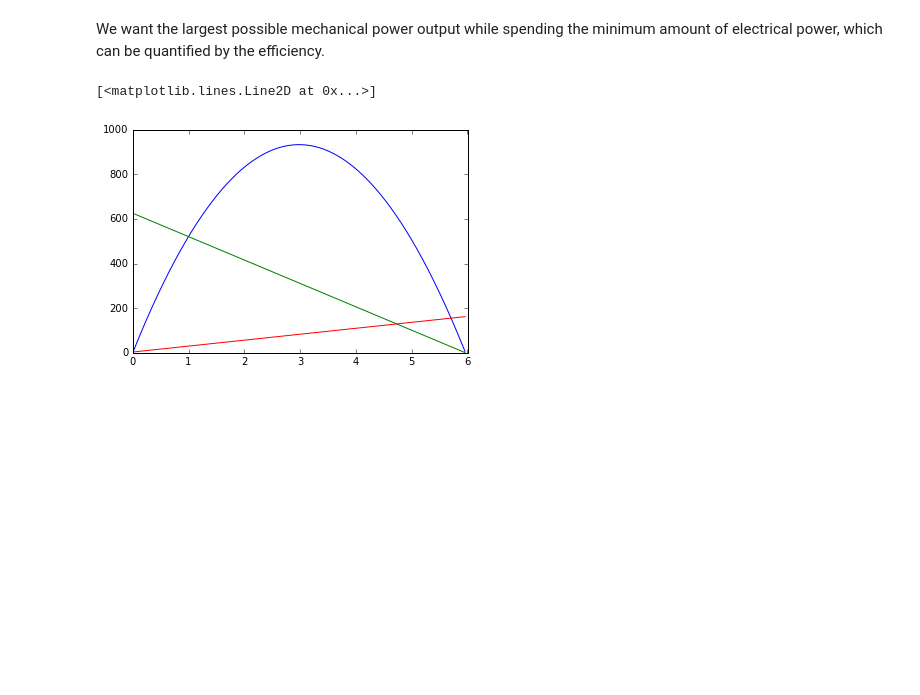
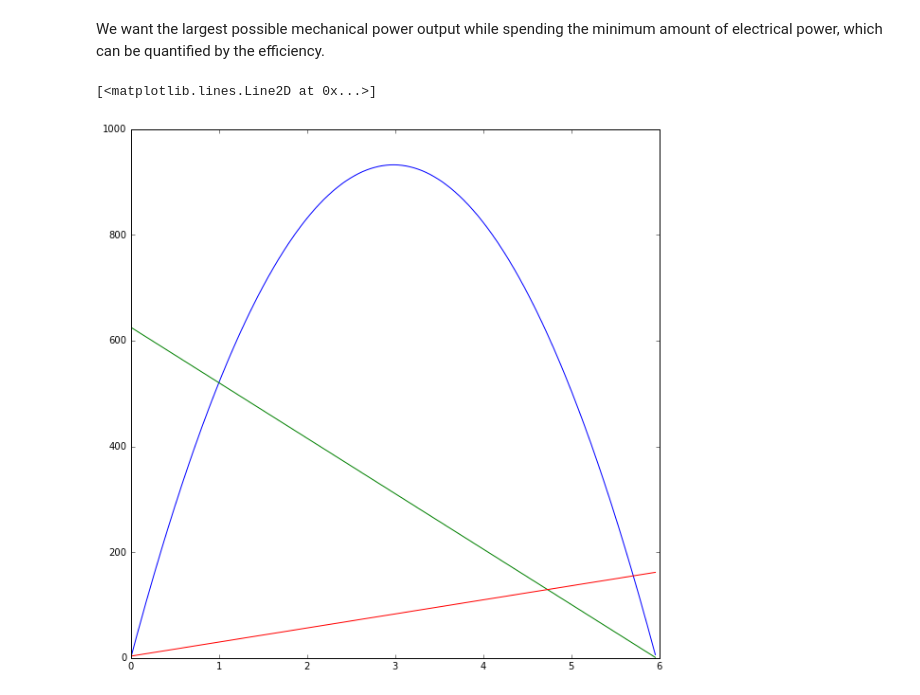
Before and after one commit to alcapriles/SMASH, a Jupyter notebook: gearbox.ipynb, the cells around one changed output. Drawn from its saved outputs; the diff is of its cells as text; code cells hidden in the pictures; blank space fills up the shorter version.

```diff
--- a/gearbox.ipynb
+++ b/gearbox.ipynb
@@ -86,7 +88,8 @@ efficiency.
 # %%
+plt.figure(figsize=(10,10))
 plt.plot(T, Pout)
 plt.plot(T, w)
 plt.plot(T, Iin)
 # %% [output]
 [<matplotlib.lines.Line2D at 0x...>]
-[figure, old version]
+[figure, new version]
```
Also changed, not shown: parts of 2 cells of this notebook.
